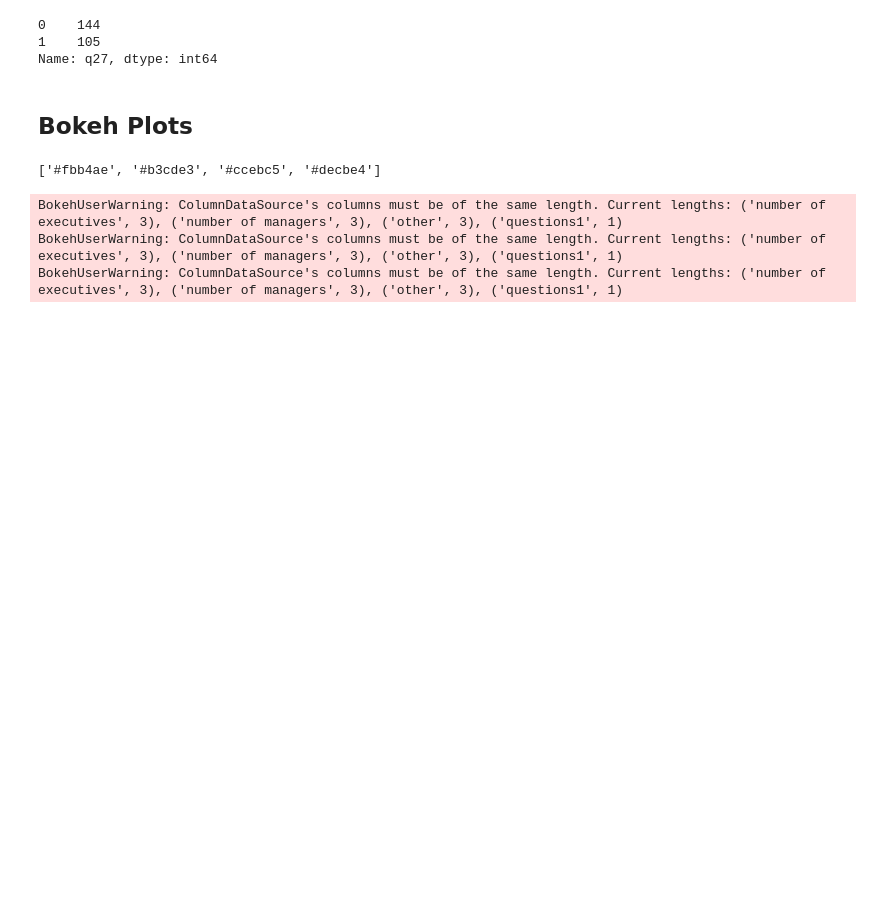
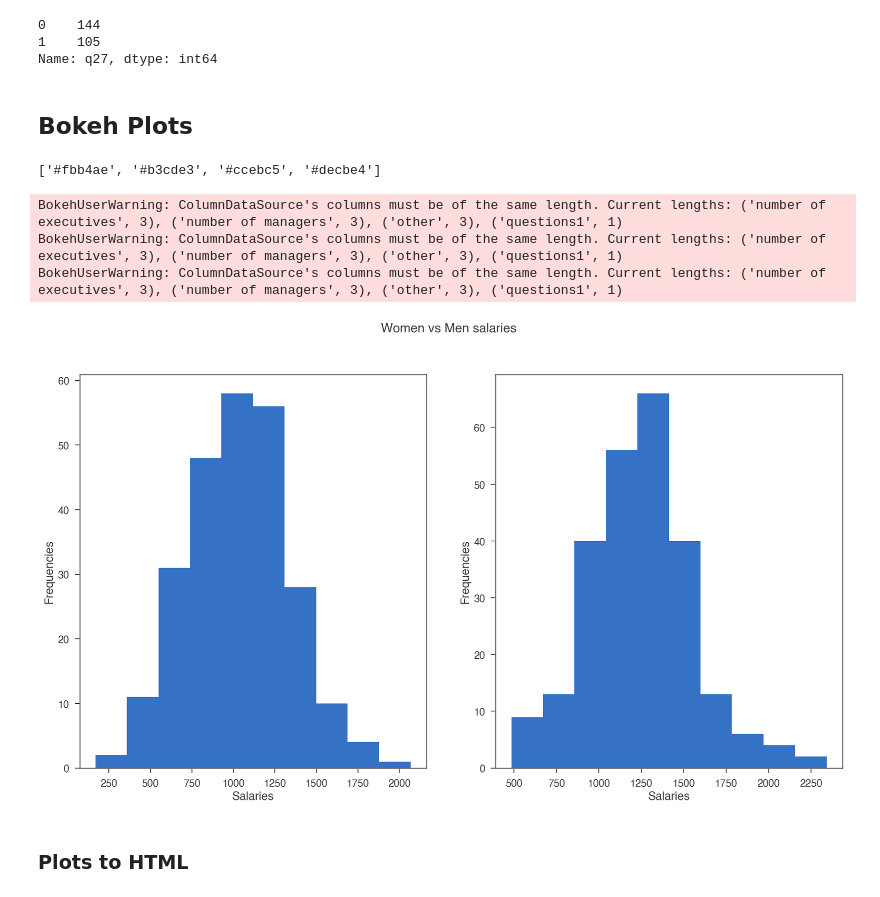
Before and after one commit to joanacruz94/HackathonIronhack, a Jupyter notebook: Data/Hackathon - Data Part.ipynb, the cells around one changed output. Saved outputs shown, nothing was run; the diff lists cells and outputs as text; code cells hidden in the pictures; blank space fills up the shorter version.

Commit message:
Updated plots and scripts  for WD team

```diff
--- a/Data/Hackathon - Data Part.ipynb
+++ b/Data/Hackathon - Data Part.ipynb
@@ -299,3 +299,31 @@ show(p2)
 BokehUserWarning: ColumnDataSource's columns must be of the same length. Current lengths: ('number of executives', 3), ('number of managers', 3), ('other', 3), ('questions1', 1)
 BokehUserWarning: ColumnDataSource's columns must be of the same length. Current lengths: ('number of executives', 3), ('number of managers', 3), ('other', 3), ('questions1', 1)
 BokehUserWarning: ColumnDataSource's columns must be of the same length. Current lengths: ('number of executives', 3), ('number of managers', 3), ('other', 3), ('questions1', 1)
+# %%
+# Plot 3 - Women vs Men Salaries
+
+data['q11'] # women earnings
+data['q12'] # men earnings
+
+fig, axs = plt.subplots(1, 2, figsize = (17, 9)) # Can do vertical stacking if only leave '2'
+fig.suptitle('Women vs Men salaries')
+
+# Plotting, giving colors, labels and titles
+axs[0].hist(data['q11']) #label = 'whatever')
+#axs[0].set_title('Plot 1', color = 'blue', fontweight = 'heavy')
+axs[1].hist(data['q12'])#, label = 'Exponential')
+#axs[1].set_title('Plot 2', color = 'red', fontweight = 'light')
+
+# Labeling the axes. This time without the for-loop for more diversity?
+axs[0].set_xlabel('Salaries')#, fontweight = 'heavy', color = 'blue')
+axs[0].set_ylabel('Frequencies')#, fontweight = 'heavy', color = 'blue')
+axs[1].set_xlabel('Salaries')#, fontweight = 'light', color = 'red')
+axs[1].set_ylabel('Frequencies');#, fontweight = 'light', color = 'red')
+
+# Doing the legends
+#axs[0].legend()
+#axs[1].legend()
+# %% [output]
+[figure, added]
+# %% [markdown]
+### Plots to HTML
```
Also changed, not shown: parts of 11 cells of this notebook, 3 other files.
